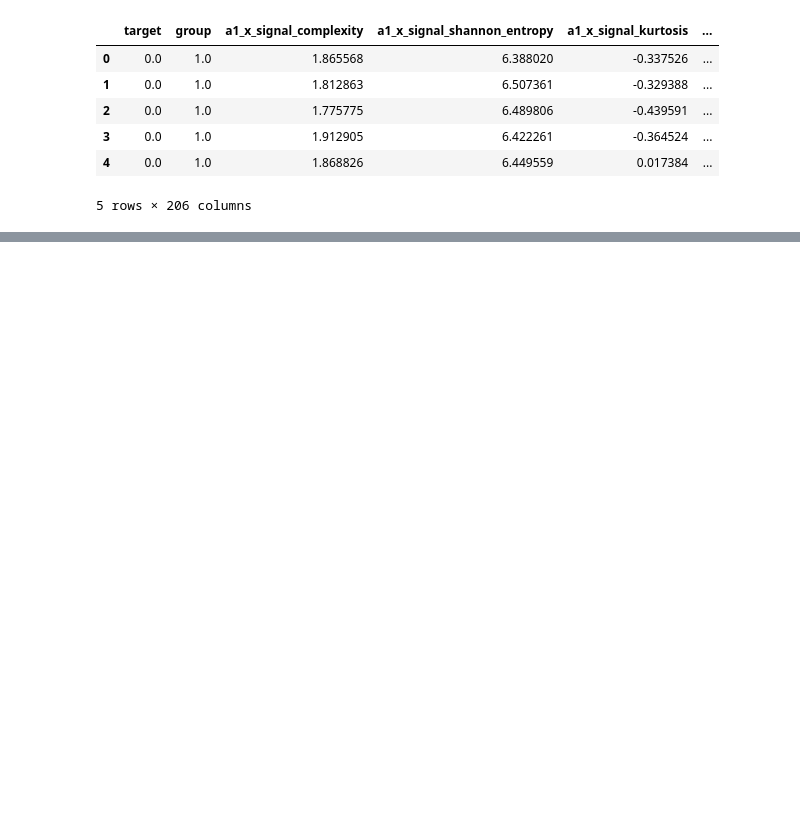
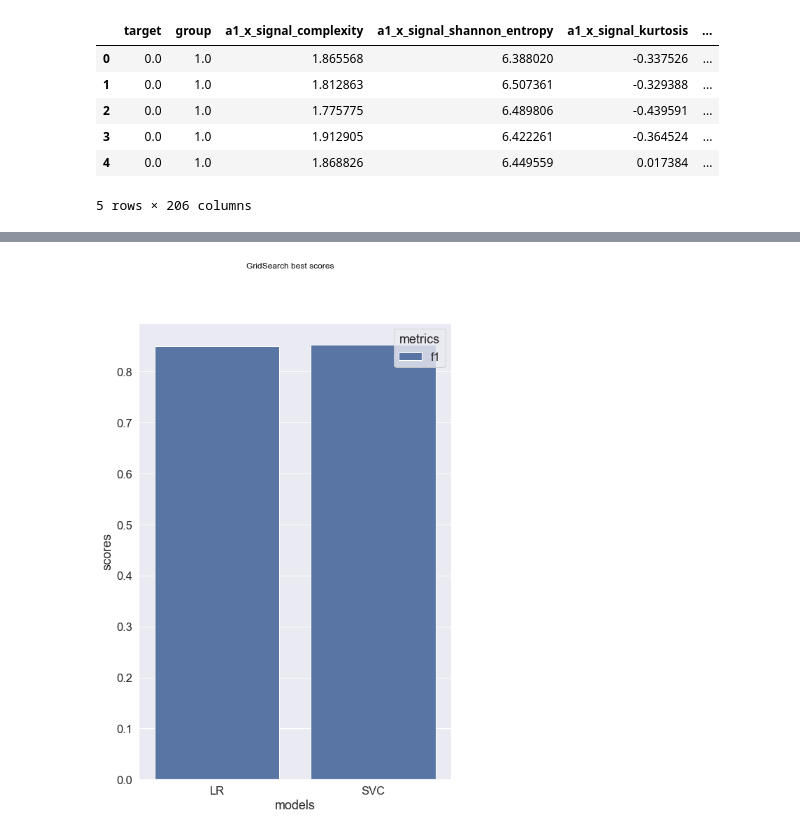
Before and after one commit to RuslanBabudzhan/QuantumBearings, a Jupyter notebook: notebooks/GridSearch.ipynb, the cells around one changed output, grey strips where cells are left out. Saved outputs shown, nothing was run; the diff lists cells and outputs as text; code cells hidden in the pictures; blank space fills up the shorter version.

```diff
--- a/notebooks/GridSearch.ipynb
+++ b/notebooks/GridSearch.ipynb
@@ -57,15 +57,15 @@ X_scaled = StandardScaler().fit_transform(X)
 from datetime import datetime
 
 GS_results_objects = []
-estimators = [LR_estimator]
-grids = [LR_grid]
-names = ['LR']
+estimators = [LR_estimator, SVC_estimator]
+grids = [LR_grid, SVC_grid]
+names = ['LR', 'SVC']
 score_name = 'f1'
 
 for estimator, grid, name in zip(estimators, grids, names):
     start_time = datetime.now()
     cv = Shuffler.OverlapGroupCV(train_size=0.63, n_repeats=100).split(X_scaled, y, groups)
-    GSCV = GridSearchCV(LR_estimator, LR_grid, scoring=score_name, cv=cv)
+    GSCV = GridSearchCV(estimator, grid, scoring=score_name, cv=cv)
     GSCV.fit(X_scaled, y, groups=groups)
 
     print(f"Best {score_name} score for {name}: {100*GSCV.best_score_:.3f}% \n best params: {GSCV.best_params_}\n required time: {datetime.now() - start_time}")
@@ -95,3 +114,12 @@ for estimator, grid, name in zip(estimators, grids, names):
 # %%
 estimators_score_distr = [res.bootstrap_scores for res in GS_results_objects]
 estimators_scores_means = [res.scores for res in GS_results_objects]
+# %%
+from source.postprocessing.plotter import dist_plot, bar_plot
+
+
+# dist_plot(results=estimators_score_distr, models=names, metrics=['f1'], plot_size=(8, 12), Title='GridSearch', filename='GS_LR_SVC.png')
+
+bar_plot(results=estimators_scores_means, models=names, metrics=['f1'], plot_size=(8, 12), Title='GridSearch best scores', filename='GS_LR_SVC_means.png')
+# %% [output]
+[figure, added]
```
Also changed, not shown: parts of 3 cells of this notebook, 1 other file.
